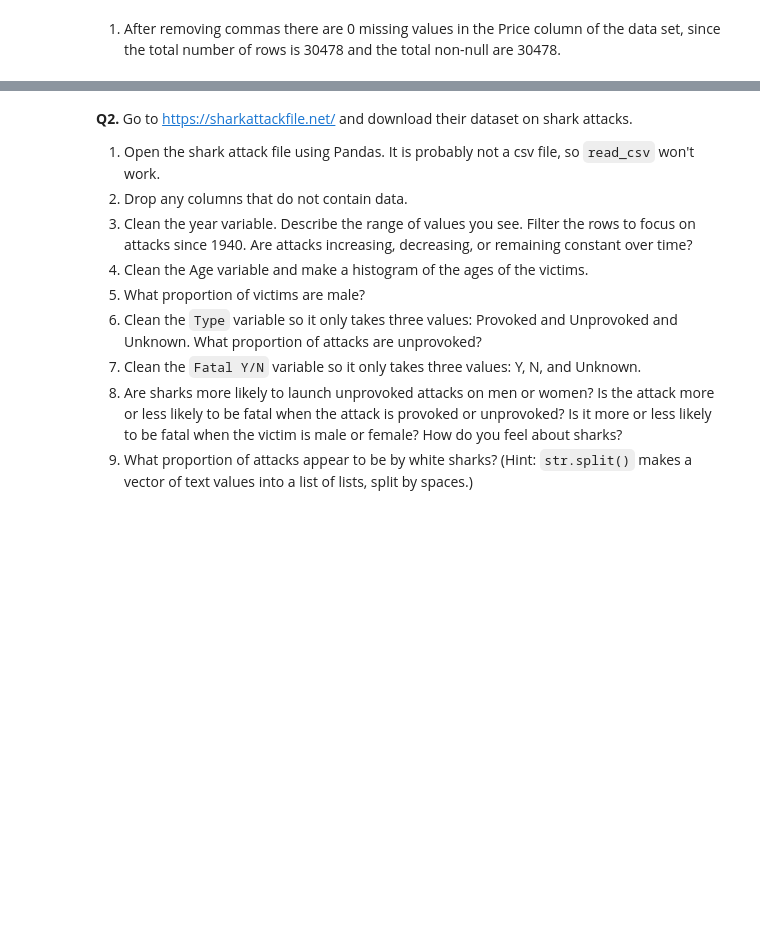
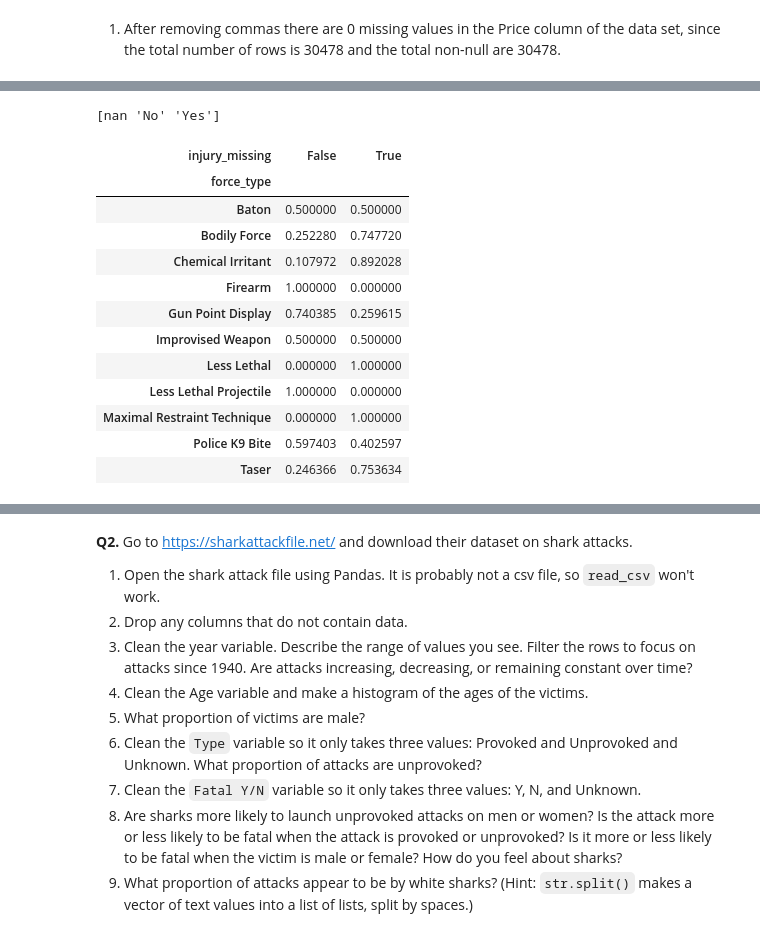
Before and after one commit to ananya-balach/DS-wrangling-fork, a Jupyter notebook: assignment/assignment.ipynb, the cells around one changed output, grey strips where cells are left out. Drawn from its saved outputs; the diff is of its cells as text; code cells hidden in the pictures; blank space fills up the shorter version.

```diff
--- a/assignment/assignment.ipynb
+++ b/assignment/assignment.ipynb
@@ -96,0 +103,14 @@ memory usage: 3.0+ MB
+# %%
+import numpy as np # Import the numpy package into my workspace
+import matplotlib.pyplot as plt # Import matplotlib into my workspace
+import pandas as pd  # Import the pandas package into my workspace
+
+
+df = pd.read_csv('mn_police_use_of_force.csv',low_memory=False)
+
+print(df.shape, '\n')
+print(df.dtypes, '\n')
+print(df.columns, '\n')
+df.head()
+
+df['subject_injury'].value_counts(dropna=False)
@@ -96,0 +141,41 @@ memory usage: 3.0+ MB
+# %%
+var = 'subject_injury'
+print(df[var].unique(),'\n') #this shows all unique entries
+# %% [output]
+[nan 'No' 'Yes']
+# %%
+
+
+df['subject_injury_clean'] = df['subject_injury'].replace({
+    'Yes': 'Yes',
+    'No': 'No',
+    1: 'Yes',
+    1.0: 'Yes',
+    0: 'No',
+    0.0: 'No'})
+
+df['injury_nan'] = df['subject_injury_clean'].isna()
+df['injury_nan'].sum()
+df['injury_nan'].mean()  # proportion missing
+
+df['injury_missing'] = df['subject_injury_clean'].isna()
+
+pd.crosstab(
+    df['force_type'],
+    df['injury_missing'],
+    normalize='index'
+)
+# %% [output]
+| injury_missing | False | True |
+| force_type |  |  |
+| Baton | 0.500000 | 0.500000 |
+| Bodily Force | 0.252280 | 0.747720 |
+| Chemical Irritant | 0.107972 | 0.892028 |
+| Firearm | 1.000000 | 0.000000 |
+| Gun Point Display | 0.740385 | 0.259615 |
+| Improvised Weapon | 0.500000 | 0.500000 |
+| Less Lethal | 0.000000 | 1.000000 |
+| Less Lethal Projectile | 1.000000 | 0.000000 |
+| Maximal Restraint Technique | 0.000000 | 1.000000 |
+| Police K9 Bite | 0.597403 | 0.402597 |
+| Taser | 0.246366 | 0.753634 |
```
Also changed, not shown: parts of 3 cells of this notebook.
